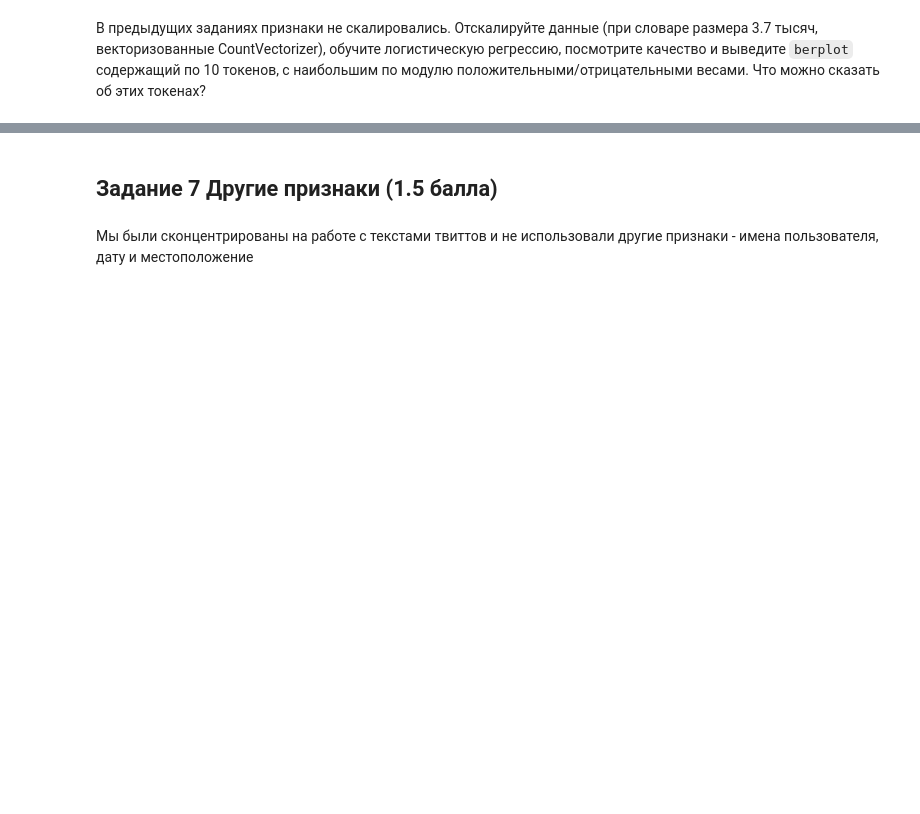
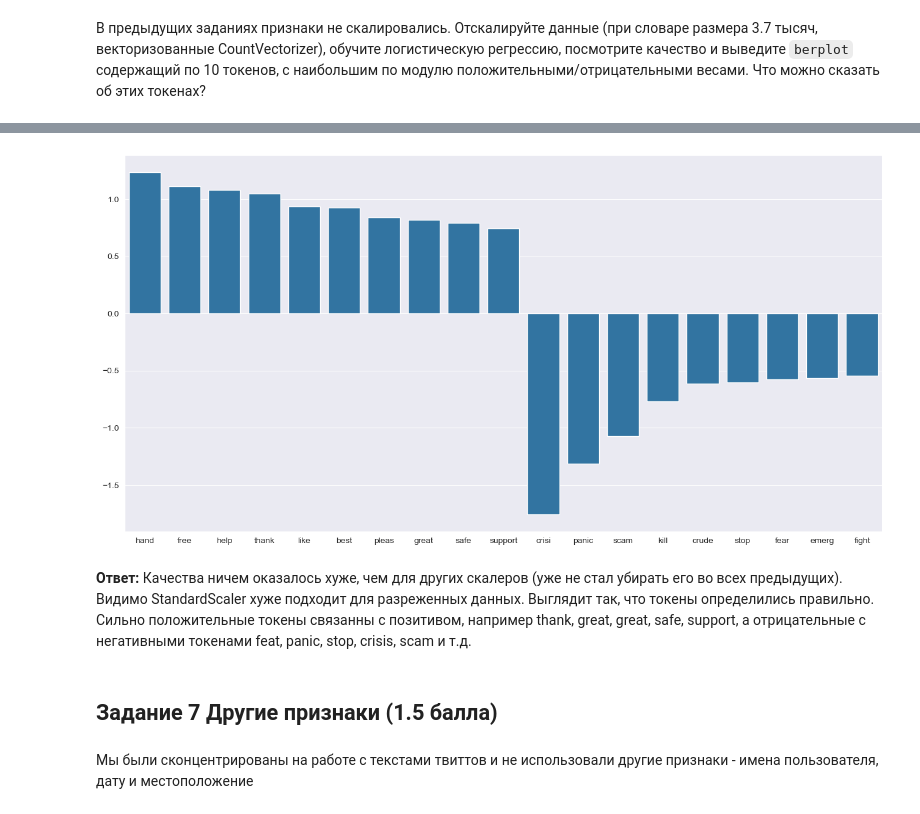
Before and after one commit to Vdmrl/HSE-IDA-ML, a Jupyter notebook: hw6-texts-classification/hw06_texts.ipynb, the cells around one changed output, grey strips where cells are left out. Saved outputs shown, nothing was run; the diff lists cells and outputs as text; code cells hidden in the pictures; blank space fills up the shorter version.

```diff
--- a/hw6-texts-classification/hw06_texts.ipynb
+++ b/hw6-texts-classification/hw06_texts.ipynb
@@ -544,11 +724,9 @@ print(len(cv.vocabulary_))
 # %% [markdown]
 Подберите max_df такой, что размер словаря будет 36651 (на 1 меньше, чем было). Почему параметр получился такой большой/маленький?
 # %%
-cv_df = CountVectorizer(tokenizer=custom_stem_tokenizer,
-                        max_df=  # -- YOUR CODE HERE --
-                        ).fit(
-    # -- YOUR CODE HERE --
-)
+cv = CountVectorizer(tokenizer=custom_stem_tokenizer, max_df=0.3)
+cv_df = cv.fit(X_train.OriginalTweet)
+
 print(len(cv_df.vocabulary_))
 # %% [output]
 36651
@@ -580,0 +812,22 @@ from sklearn.preprocessing import StandardScaler
+# %%
+from sklearn.preprocessing import StandardScaler
+
+# До этого я уже использовал скалер, только другой. Не стану убирать его из предыдущих заданий
+
+count_bow_train = cv.transform(X_train.OriginalTweet)
+count_bow_test = cv.transform(X_test.OriginalTweet)
+
+# модели
+count_clf = LogisticRegression(random_state=0)
+
+# Scaler
+scaler = StandardScaler(with_mean=False)  # аргумент для работы с разреженными данными (много нулей)
+# count
+count_bow_train = scaler.fit_transform(count_bow_train)
+count_bow_test = scaler.transform(count_bow_test)
+
+# pred
+# count
+count_clf.fit(count_bow_train, y_train)
+count_pred_train = count_clf.predict(count_bow_train)
+count_pred_test = count_clf.predict(count_bow_test)
@@ -580,0 +846,8 @@ from sklearn.preprocessing import StandardScaler
+# %%
+# видимо имелся ввиду barplot, а не berplot
+sorted_token_to_weight = sorted(list(zip(cv.get_feature_names_out().tolist(), count_clf.coef_.tolist()[0])),
+                                key=lambda x: x[1], reverse=True)
+top10 = np.array(sorted_token_to_weight[:10])
+bot10 = np.array(sorted_token_to_weight[:-10:-1])
+display(top10)
+display(bot10)
@@ -581,3 +874,15 @@ from sklearn.preprocessing import StandardScaler
+# %%
+words = np.concatenate((top10[:, 0], bot10[:, 0]))
+weights = np.concatenate((top10[:, 1], bot10[:, 1])).astype(float)
+
+plt.figure(figsize=(16, 8))
+sns.barplot(x=words, y=weights)
+plt.show()
+# %% [output]
+[figure, added]
+# %% [markdown]
+**Ответ:** Качества ничем оказалось хуже, чем для других скалеров (уже не стал убирать его во всех предыдущих). Видимо StandardScaler хуже подходит для разреженных данных.
+Выглядит так, что токены определились правильно. Сильно положительные токены связанны с позитивом, например thank, great, great, safe, support, а отрицательные с негативными токенами feat, panic, stop, crisis, scam и т.д.
 # %% [markdown]
 ## Задание 7 Другие признаки (1.5 балла)
 # %% [markdown]
```
Also changed, not shown: parts of 88 cells of this notebook.
